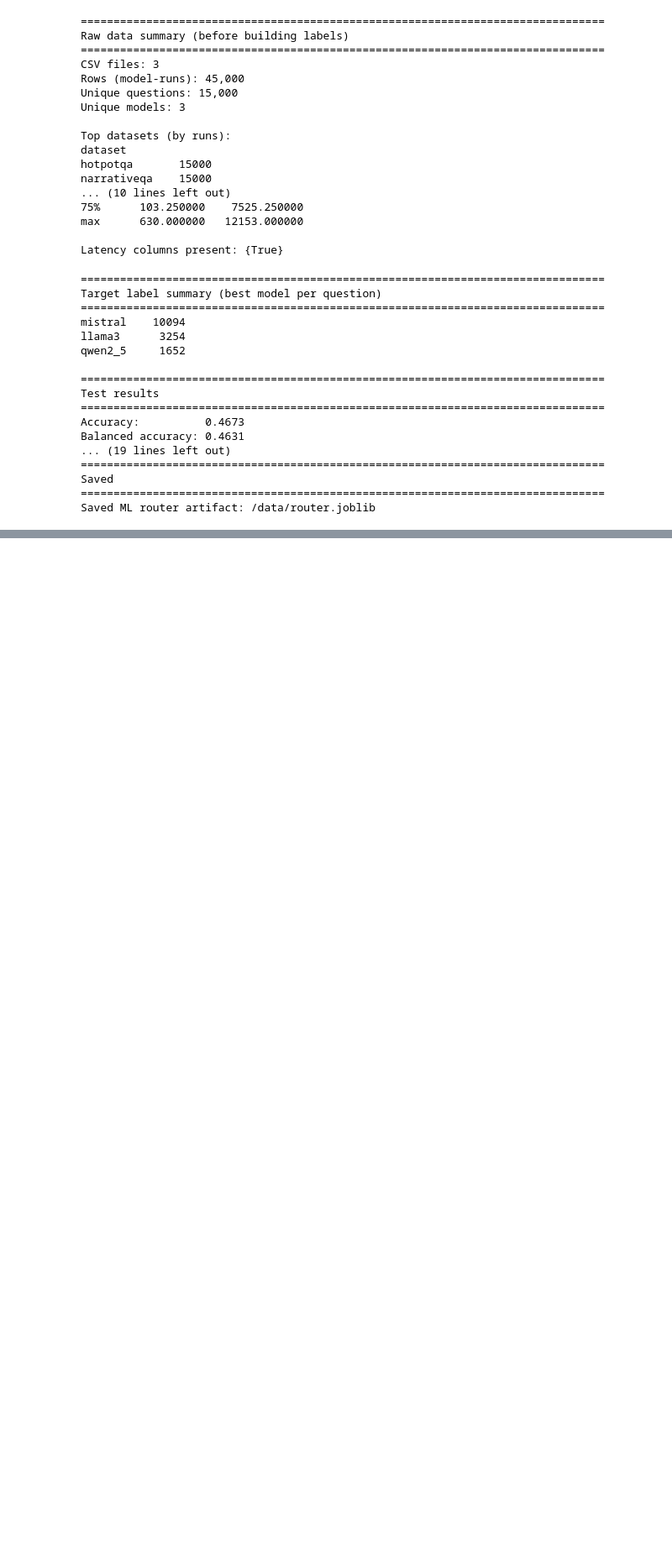
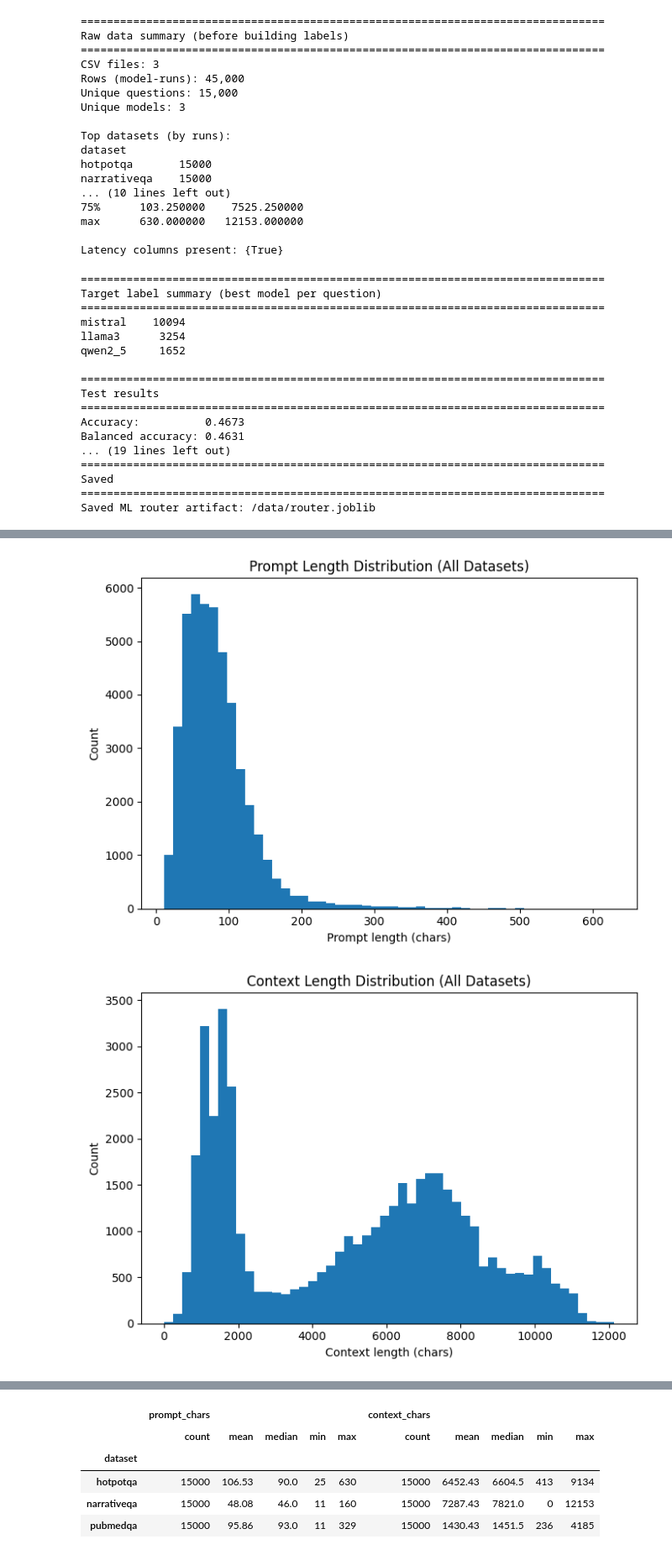
Before and after one commit to deshanshehntha/Milestone-2, a Jupyter notebook: SwitcherML.ipynb, the cells around one changed output, grey strips where cells are left out. Shown at 84% size. Drawn from its saved outputs; the diff is of its cells as text; code cells hidden in the pictures; blank space fills up the shorter version.

```diff
--- a/SwitcherML.ipynb
+++ b/SwitcherML.ipynb
@@ -1682,0 +1817,67 @@ Saved ML router artifact: /data/router.joblib
+# %%
+import pandas as pd
+import matplotlib.pyplot as plt
+
+# Load data (uploaded earlier in this session)
+hotpot = pd.read_csv("./hotpot.csv")
+narrative = pd.read_csv("./narrative.csv")
+pubmed = pd.read_csv("./pubmed.csv")
+
+df = pd.concat([hotpot, narrative, pubmed], ignore_index=True)
+
+# Keep only columns we need and ensure numeric
+for col in ["prompt_chars", "context_chars"]:
+    df[col] = pd.to_numeric(df[col], errors="coerce").fillna(0)
+
+datasets = sorted(df["dataset"].dropna().unique())
+
+# 1) Prompt length distribution (all datasets)
+plt.figure(figsize=(7, 5))
+plt.hist(df["prompt_chars"], bins=50)
+plt.title("Prompt Length Distribution (All Datasets)")
+plt.xlabel("Prompt length (chars)")
+plt.ylabel("Count")
+plt.tight_layout()
+plt.show()
+
+# 2) Context length distribution (all datasets)
+plt.figure(figsize=(7, 5))
+plt.hist(df["context_chars"], bins=50)
+plt.title("Context Length Distribution (All Datasets)")
+plt.xlabel("Context length (chars)")
+plt.ylabel("Count")
+plt.tight_layout()
+plt.show()
+
+# 3) Prompt length distribution per dataset (separate charts)
+for ds in datasets:
+    sub = df[df["dataset"] == ds]
+    plt.figure(figsize=(7, 5))
+    plt.hist(sub["prompt_chars"], bins=50)
+    plt.title(f"Prompt Length Distribution ({ds})")
+    plt.xlabel("Prompt length (chars)")
+    plt.ylabel("Count")
+    plt.tight_layout()
+    plt.show()
+
+# 4) Context length distribution per dataset (separate charts)
+for ds in datasets:
+    sub = df[df["dataset"] == ds]
+    plt.figure(figsize=(7, 5))
+    plt.hist(sub["context_chars"], bins=50)
+    plt.title(f"Context Length Distribution ({ds})")
+    plt.xlabel("Context length (chars)")
+    plt.ylabel("Count")
+    plt.tight_layout()
+    plt.show()
+
+# 5) Summary stats table for slides
+summary = (
+    df.groupby("dataset")[["prompt_chars", "context_chars"]]
+      .agg(["count", "mean", "median", "min", "max"])
+      .round(2)
+)
+summary
+# %% [output]
+[figure, added]
+[figure, added]
@@ -1682,0 +1890,6 @@ Saved ML router artifact: /data/router.joblib
+|  | prompt_chars |  |  |  |  | context_chars |  |  |  |  |
+|  | count | mean | median | min | max | count | mean | median | min | max |
+| dataset |  |  |  |  |  |  |  |  |  |  |
+| hotpotqa | 15000 | 106.53 | 90.0 | 25 | 630 | 15000 | 6452.43 | 6604.5 | 413 | 9134 |
+| narrativeqa | 15000 | 48.08 | 46.0 | 11 | 160 | 15000 | 7287.43 | 7821.0 | 0 | 12153 |
+| pubmedqa | 15000 | 95.86 | 93.0 | 11 | 329 | 15000 | 1430.43 | 1451.5 | 236 | 4185 |
```
Also changed, not shown: parts of 12 cells of this notebook, 12 other files.
